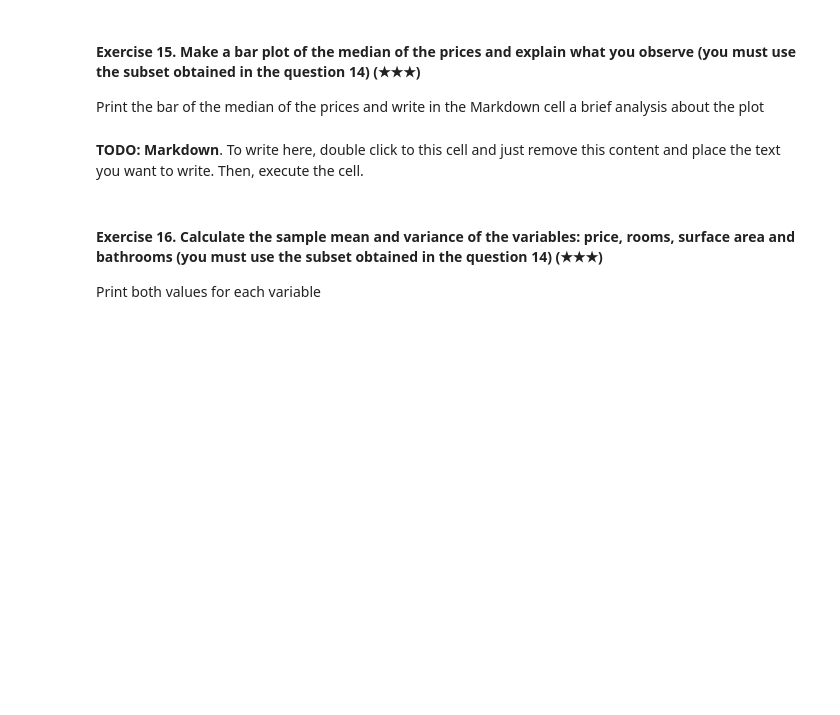
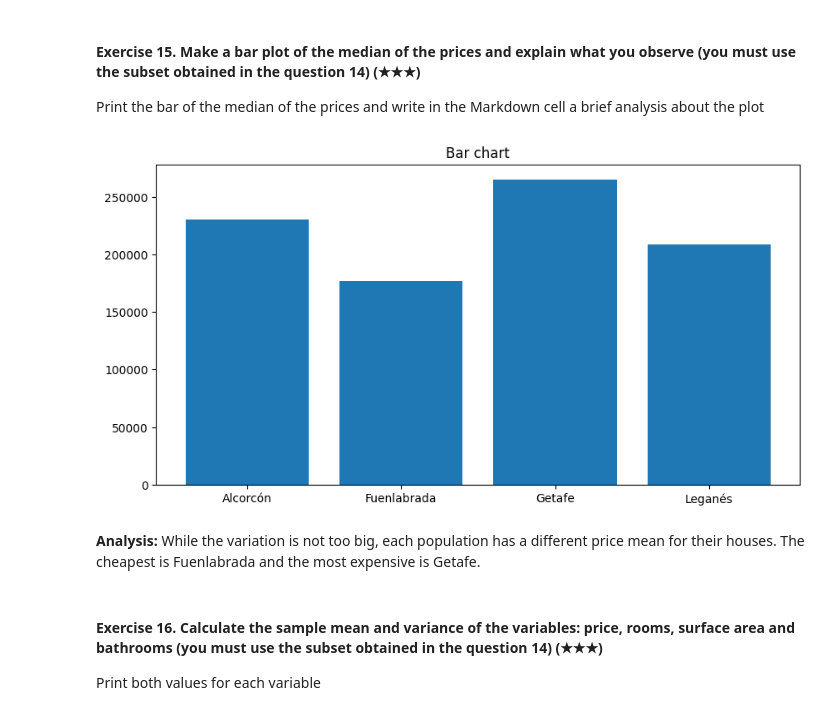
Before and after one commit to ElGuayaba/realestate-datacleanup-exercise, a Jupyter notebook: project.ipynb, the cells around one changed output. Drawn from its saved outputs; the diff is of its cells as text; code cells hidden in the pictures; blank space fills up the shorter version.

```diff
--- a/project.ipynb
+++ b/project.ipynb
@@ -246,9 +357,28 @@ Hint: Filter the original DataFrame using the column `level5` and the function `
 
 Print the bar of the median of the prices and write in the Markdown cell a brief analysis about the plot
 # %%
-# TODO: Code
+import pandas as pd
+import numpy as np
+
+ds = pd.read_csv('assets/real_estate.csv', sep=';')
+
+ds = ds[ds['level5'].isin(["Fuenlabrada","Leganés","Getafe","Alcorcón"])]
+
+groupedDs = ds.groupby('level5')
+
+labels = groupedDs.groups.keys()
+values = groupedDs['price'].agg(['mean'])['mean']
+
+plt.figure(figsize = (10, 5))
+
+plt.bar(labels, values)
+
+plt.title("Bar chart")
+plt.show()
+# %% [output]
+[figure, added]
 # %% [markdown]
-**TODO: Markdown**. To write here, double click to this cell and just remove this content and place the text you want to write. Then, execute the cell.
+**Analysis:** While the variation is not too big, each population has a different price mean for their houses. The cheapest is Fuenlabrada and the most expensive is Getafe.
 # %% [markdown]
 #### Exercise 16. Calculate the sample mean and variance of the variables: price, rooms, surface area and bathrooms (you must use the subset obtained in the question 14) (★★★)
 
```
Also changed, not shown: parts of 12 cells of this notebook.
